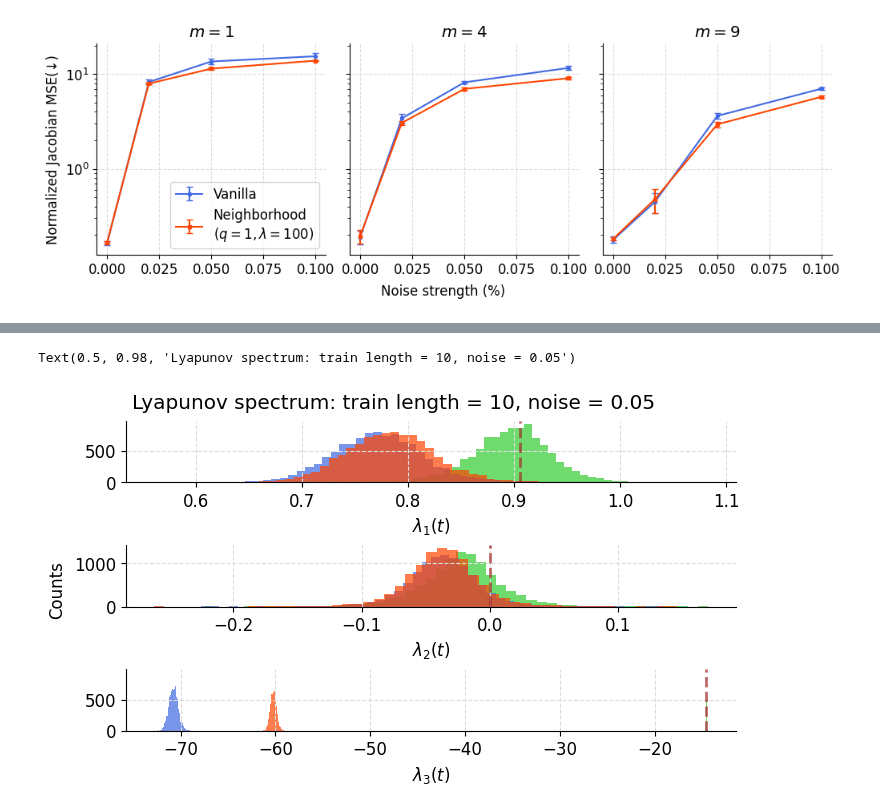
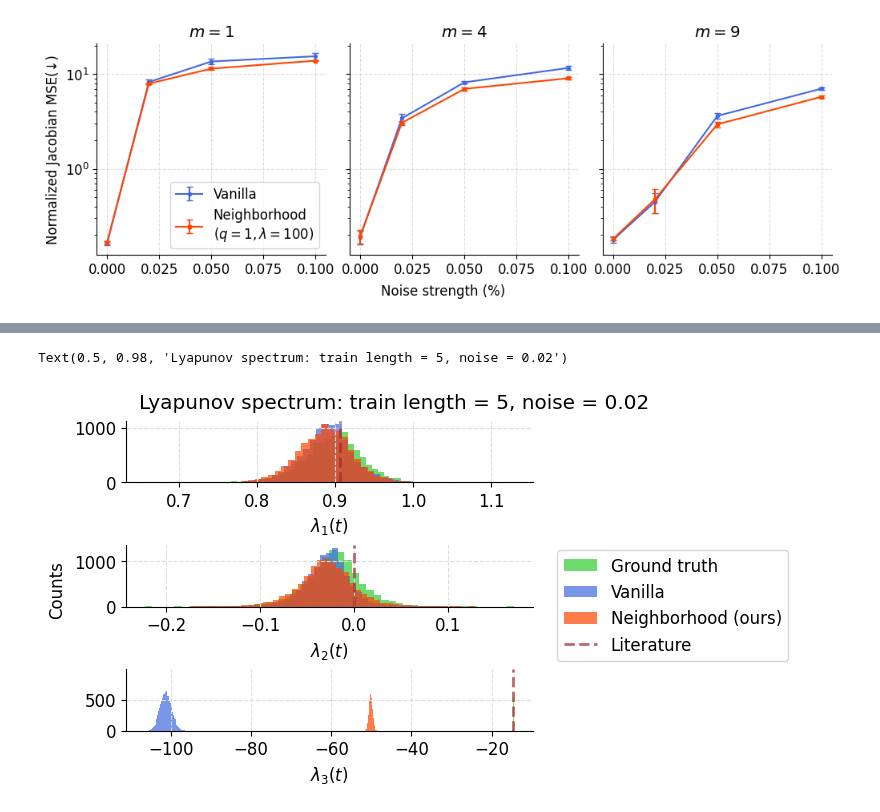
Before and after one commit to Jhko725/sandbox, a Jupyter notebook: notebooks/evaluation/lorenz96_eval.ipynb, the cells around one changed output, grey strips where cells are left out. Cells and saved outputs as stored; diff of their text form; code cells hidden in the pictures.

Commit message:
Some changes to neighborhood training

```diff
--- a/notebooks/evaluation/lorenz96_eval.ipynb
+++ b/notebooks/evaluation/lorenz96_eval.ipynb
@@ -162,7 +169,7 @@ for k in tqdm((0, 10, 20)):
 
     model2 = load_model(
         loaddir
-        / f"neighborhood/len={train_length}_neighbors=25_weight={weight}_noise={noise}_key={key}.eqx"
+        / f"neighborhood2/second_order/len={train_length}_neighbors=25_weight={weight}_noise={noise}_key={key}.eqx"
     )
     metric_short["neighbor"].append(calculate_metric_short(model2))
 
@@ -313,9 +399,9 @@ jac_unscaled = jacobian(Lorenz63(), jnp.zeros(u_test_orig.shape[0]), u_test_orig
 jac_true = jnp.diag(1 / u_std) @ jac_unscaled @ jnp.diag(u_std)
 
 train_length = 5
-noise = 0.05
+noise = 0.02
 key = 0
-weight = 100.0
+weight = 1.0
 
 model = load_model(
     loaddir / f"len={train_length}_downsample=1_noise={noise}_key={key}.eqx"
@@ -325,7 +411,7 @@ err_nn = relative_error_norm(jac_nn, jac_true, axis=(-2, -1))
 
 model2 = load_model(
     loaddir
-    / f"neighborhood/len={train_length}_neighbors=25_weight={weight}_noise={noise}_key={key}.eqx"
+    / f"neighborhood2/len={train_length}_neighbors=25_weight={weight}_noise={noise}_key={key}.eqx"
 )
 jac_neighbor = jacobian(model2, jnp.zeros(u_test.shape[0]), u_test[:, 0])
 err_neighbor = relative_error_norm(jac_neighbor, jac_true, axis=(-2, -1))
@@ -370,14 +456,17 @@ ax.legend()
 # %%
+import ott
+
 ind_lya_max = 1000
 lya_dict = jnp.load(datadir / "lorenz63_lyapunov.npz")
 
 
 @eqx.filter_jit
 def calculate_lyapunov(model):
-    lyas = eqx.filter_vmap(
+    lyas = ott.utils.batched_vmap(
         lambda u0_: lyapunov_gr(
-            model, u0_, lya_dict["t"][:ind_lya_max], rtol=1e-8, atol=1e-8
-        )[0]
+            model, u0_, lya_dict["t"][:ind_lya_max], rtol=1e-8, atol=1e-8, max_steps=64
+        )[0],
+        batch_size=5000,
     )(u_test[:, 0])
     return lyas
 # %%
@@ -390,7 +479,7 @@ for k in tqdm((0,)):
 
     model2 = load_model(
         loaddir
-        / f"neighborhood/len={train_length}_neighbors=25_weight={weight}_noise={noise}_key={key}.eqx"
+        / f"neighborhood2/len={train_length}_neighbors=25_weight={weight}_noise={noise}_key={key}.eqx"
     )
     lyapunovs["neighbor"].append(calculate_lyapunov(model2))
 # %%
@@ -398,7 +487,8 @@ for k, v in lyapunovs.items():
     lyapunovs[k] = np.stack(v, axis=0)
 # %%
 fig, axes = plt.subplots(3, 1, figsize=(7, 4))
-
+color_dict = {"vanilla": "royalblue", "neighbor": "orangered"}
+label_dict = {"vanilla": "Vanilla", "neighbor": "Neighborhood (ours)"}
 hist_kwargs = {"bins": 50, "alpha": 0.7}
 # ax.set_yscale("symlog", base=10)
 
@@ -406,36 +496,36 @@ lya_known = lya_dict["lyas_literature"]
 lyas_true = lya_dict["lyas"][:, ind_lya_max - 1]
 for i, ax in enumerate(axes.flat):
     ax.hist(
         lyas_true[:, i],
         color="limegreen",
         label="Ground truth",
         **hist_kwargs,
     )
     for k, v in lyapunovs.items():
         ax.hist(
             v[0, :, -1, i],
             color=color_dict[k],
             label=label_dict[k],
             **hist_kwargs,
         )
 
     ax.axvline(
         x=lya_known[i],
         color="brown",
         linewidth=2.0,
         linestyle="--",
         label="Literature",
         alpha=0.7,
     )
     ax.set_xlabel(rf"$\lambda_{i + 1}(t)$")
 
-# axes[1].legend(loc="upper right", bbox_to_anchor=(1.65, 1.05))
+axes[1].legend(loc="upper right", bbox_to_anchor=(1.65, 1.05))
 fig.supylabel("Counts", fontsize="medium")
 fig.align_ylabels()
 fig.suptitle(f"Lyapunov spectrum: train length = {train_length}, noise = {noise}")
 # %% [output]
-Text(0.5, 0.98, 'Lyapunov spectrum: train length = 10, noise = 0.05')
+Text(0.5, 0.98, 'Lyapunov spectrum: train length = 5, noise = 0.02')
-[figure, old version]
+[figure, new version]
 # %%
 savedir = Path("../../results_analysis/lorenz63")
 np.savez(
```
Also changed, not shown: parts of 14 cells of this notebook, 6 other files.
